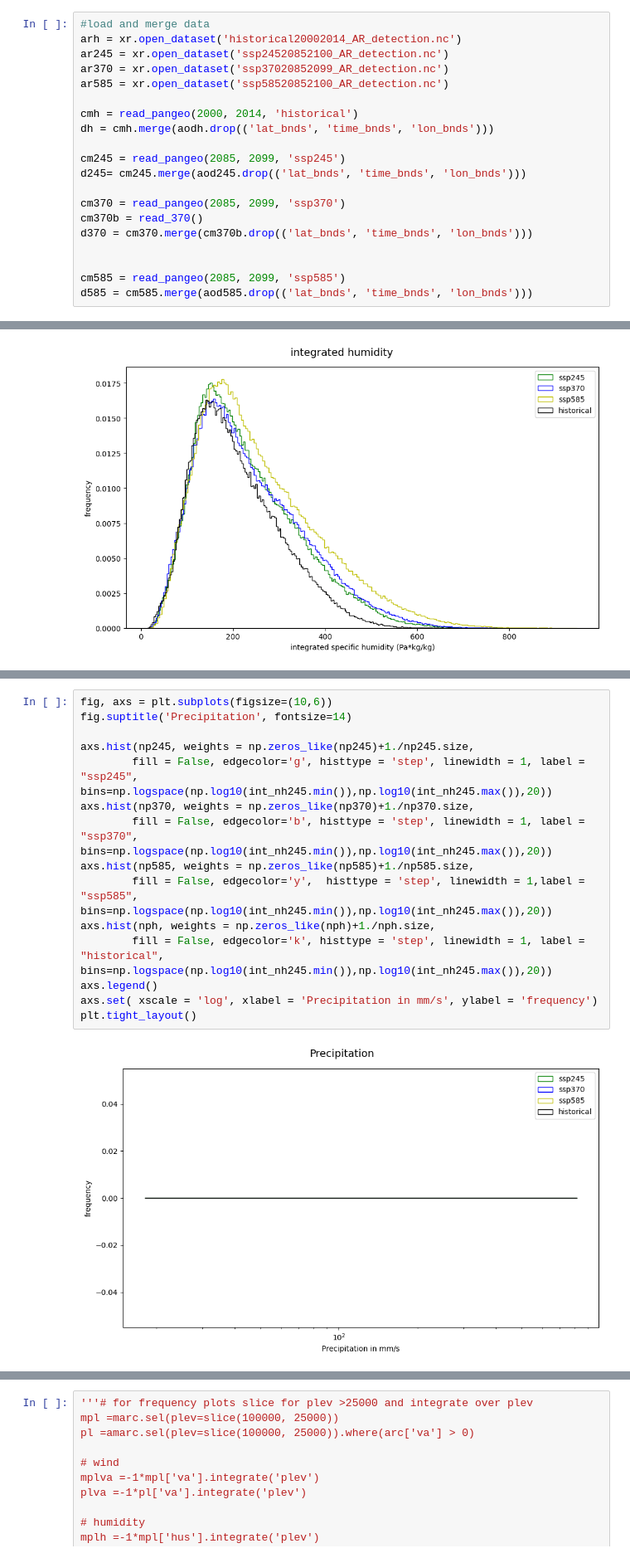
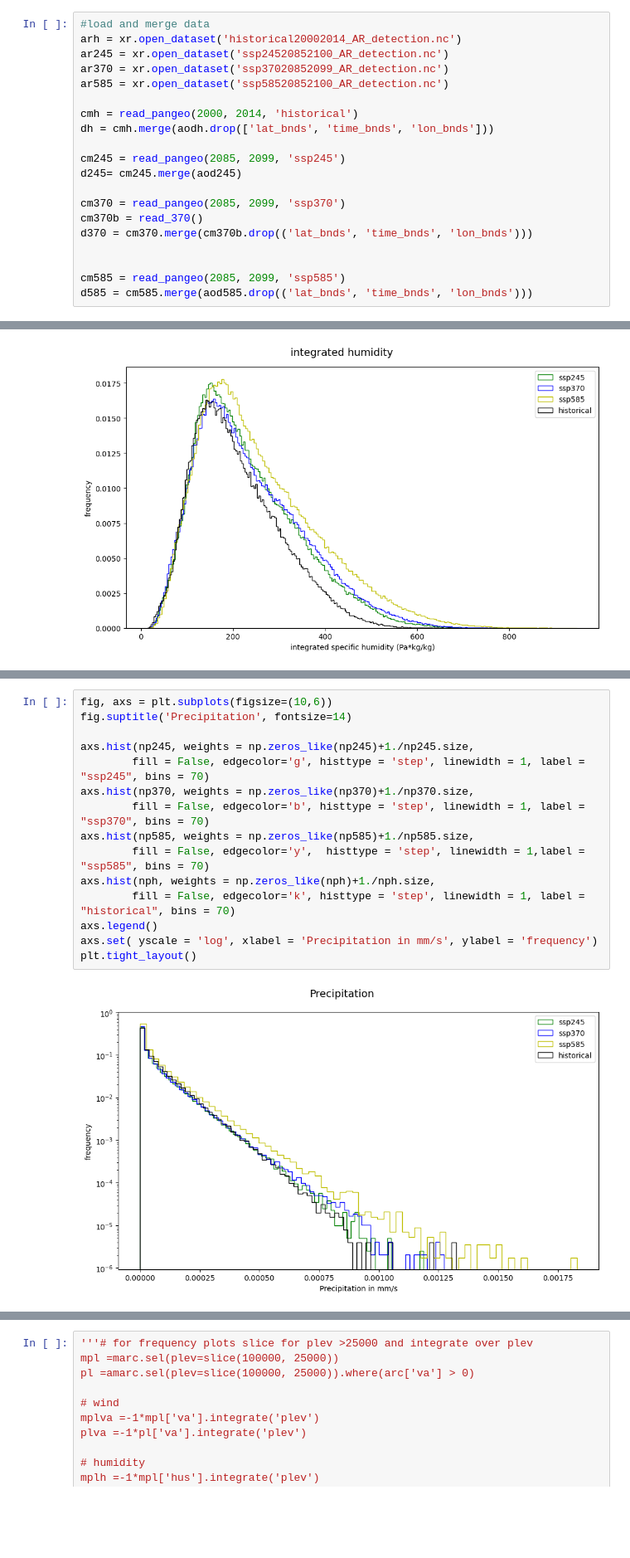
Before and after one commit to eScience-course/Tjaernoe2022-group5, a Jupyter notebook: notebooks/Lea/fp_all_scenarios.ipynb, the cells around one changed output, grey strips where cells are left out. Shown at 83% size. Cells and saved outputs as stored; diff of their text form; blank space fills up the shorter version.

```diff
--- a/notebooks/Lea/fp_all_scenarios.ipynb
+++ b/notebooks/Lea/fp_all_scenarios.ipynb
@@ -24,10 +21,10 @@ ar370 = xr.open_dataset('ssp37020852099_AR_detection.nc')
 ar585 = xr.open_dataset('ssp58520852100_AR_detection.nc')
 
 cmh = read_pangeo(2000, 2014, 'historical')
-dh = cmh.merge(aodh.drop(('lat_bnds', 'time_bnds', 'lon_bnds')))
+dh = cmh.merge(aodh.drop(['lat_bnds', 'time_bnds', 'lon_bnds']))
 
 cm245 = read_pangeo(2085, 2099, 'ssp245')
-d245= cm245.merge(aod245.drop(('lat_bnds', 'time_bnds', 'lon_bnds')))
+d245= cm245.merge(aod245)
 
 cm370 = read_pangeo(2085, 2099, 'ssp370')
 cm370b = read_370()
@@ -238,17 +258,17 @@ ZeroDivisionError: float division by zero
 # %%
 fig, axs = plt.subplots(figsize=(10,6))
 fig.suptitle('Precipitation', fontsize=14)
 
 axs.hist(np245, weights = np.zeros_like(np245)+1./np245.size,
-        fill = False, edgecolor='g', histtype = 'step', linewidth = 1, label = "ssp245", bins=np.logspace(np.log10(int_nh245.min()),np.log10(int_nh245.max()),20))
+        fill = False, edgecolor='g', histtype = 'step', linewidth = 1, label = "ssp245", bins = 70)
 axs.hist(np370, weights = np.zeros_like(np370)+1./np370.size,
-        fill = False, edgecolor='b', histtype = 'step', linewidth = 1, label = "ssp370", bins=np.logspace(np.log10(int_nh245.min()),np.log10(int_nh245.max()),20))
+        fill = False, edgecolor='b', histtype = 'step', linewidth = 1, label = "ssp370", bins = 70)
 axs.hist(np585, weights = np.zeros_like(np585)+1./np585.size,
-        fill = False, edgecolor='y',  histtype = 'step', linewidth = 1,label = "ssp585", bins=np.logspace(np.log10(int_nh245.min()),np.log10(int_nh245.max()),20))
+        fill = False, edgecolor='y',  histtype = 'step', linewidth = 1,label = "ssp585", bins = 70)
 axs.hist(nph, weights = np.zeros_like(nph)+1./nph.size,
-        fill = False, edgecolor='k', histtype = 'step', linewidth = 1, label = "historical", bins=np.logspace(np.log10(int_nh245.min()),np.log10(int_nh245.max()),20))
+        fill = False, edgecolor='k', histtype = 'step', linewidth = 1, label = "historical", bins = 70)
 axs.legend()
-axs.set( xscale = 'log', xlabel = 'Precipitation in mm/s', ylabel = 'frequency')
+axs.set( yscale = 'log', xlabel = 'Precipitation in mm/s', ylabel = 'frequency')
 plt.tight_layout()
 # %% [output]
-[figure, old version]
+[figure, new version]
```
Also changed, not shown: parts of 13 cells of this notebook, 1 other file.
